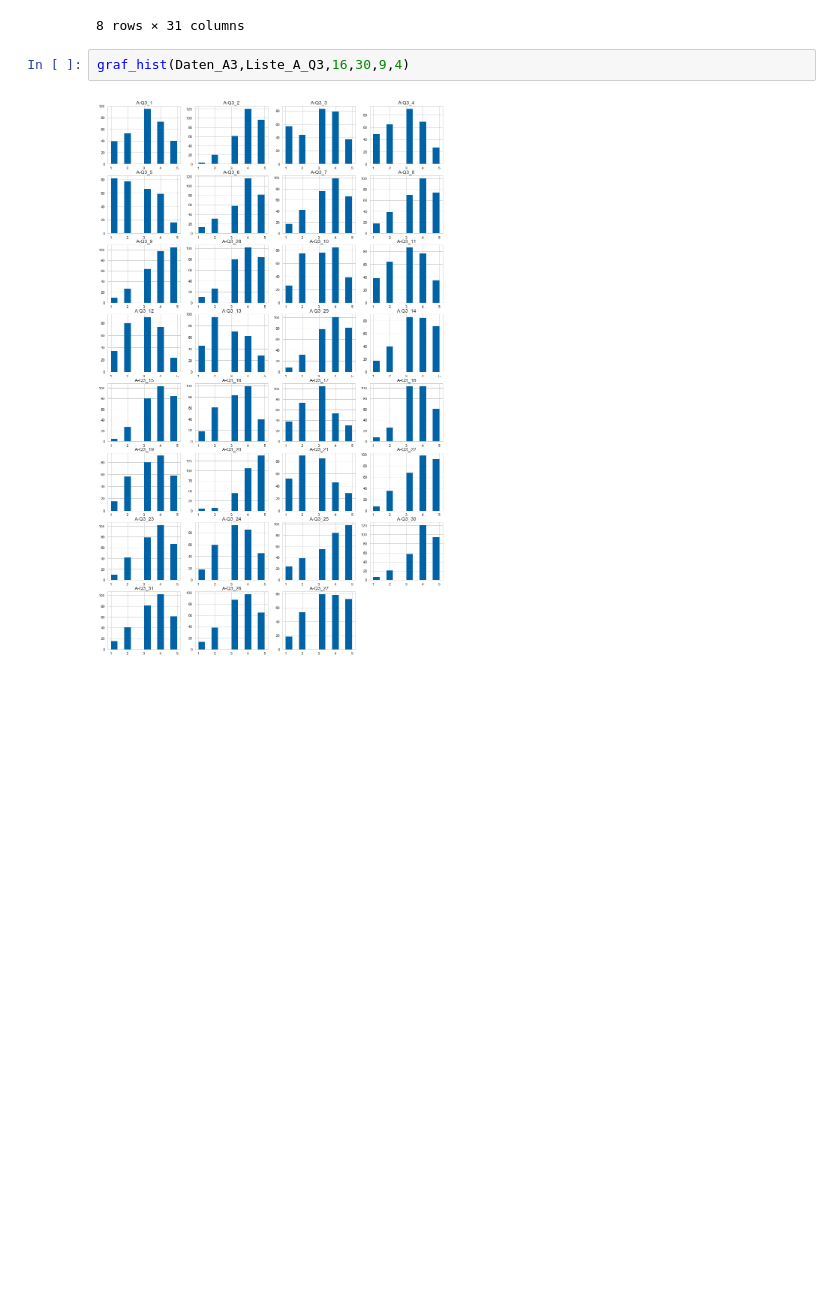
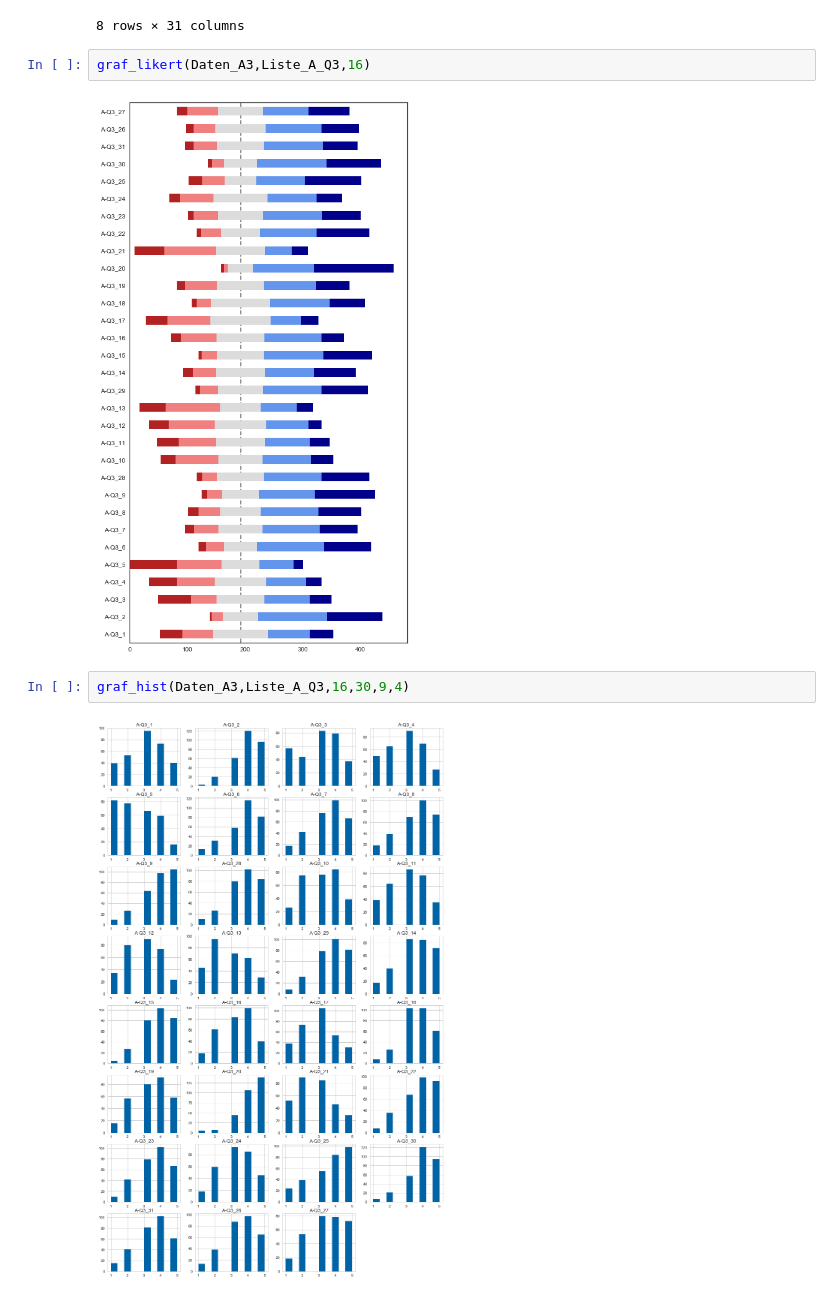
Before and after one commit to martinakienberger/Dissertation_LIS, a Jupyter notebook: Datenanalyse_Hauptstudie.ipynb, the cells around one changed output. Drawn from its saved outputs; the diff is of its cells as text; blank space fills up the shorter version.

```diff
--- a/Datenanalyse_Hauptstudie.ipynb
+++ b/Datenanalyse_Hauptstudie.ipynb
@@ -282,6 +299,10 @@ Daten_A3[Liste_A_Q3].describe()
 | 75% | 4.000000 | 5.000000 | 4.000000 | 4.000000 | 3.250000 | 5.000000 | 4.000000 | 4.000000 | 5.000000 | 5.000000 | ... | ... |
 | max | 5.000000 | 5.000000 | 5.000000 | 5.000000 | 5.000000 | 5.000000 | 5.000000 | 5.000000 | 5.000000 | 5.000000 | ... | ... |
 8 rows × 31 columns
+# %%
+graf_likert(Daten_A3,Liste_A_Q3,16)
+# %% [output]
+[figure, added]
 # %%
 graf_hist(Daten_A3,Liste_A_Q3,16,30,9,4)
 # %% [output]
```
Also changed, not shown: parts of 84 cells of this notebook, 3 other files.
